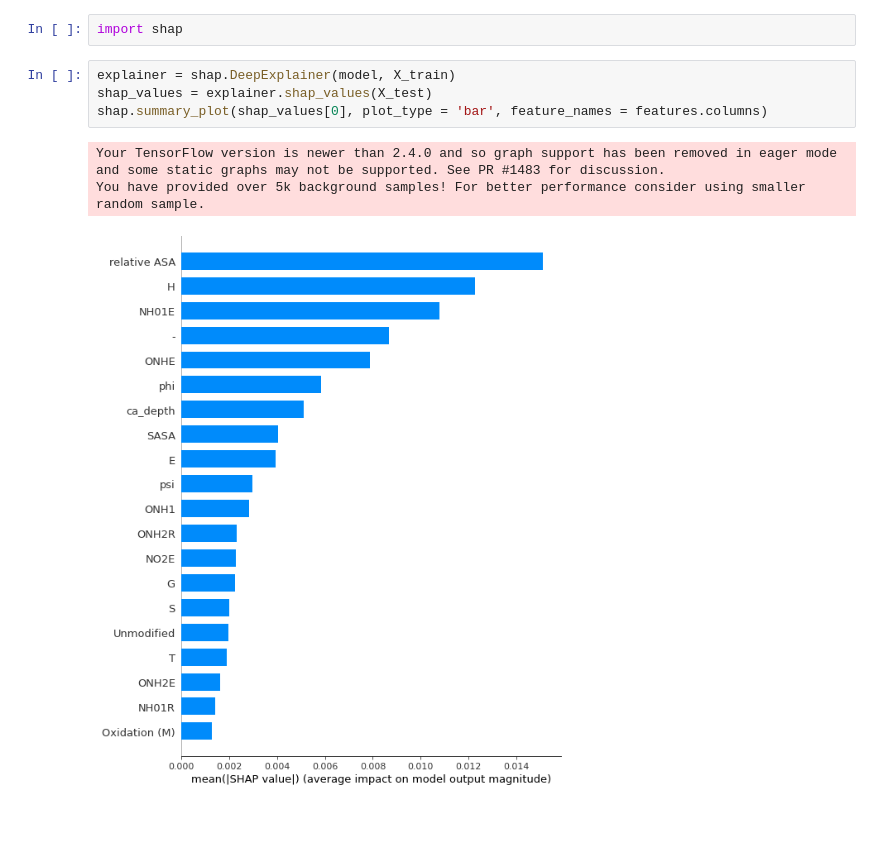
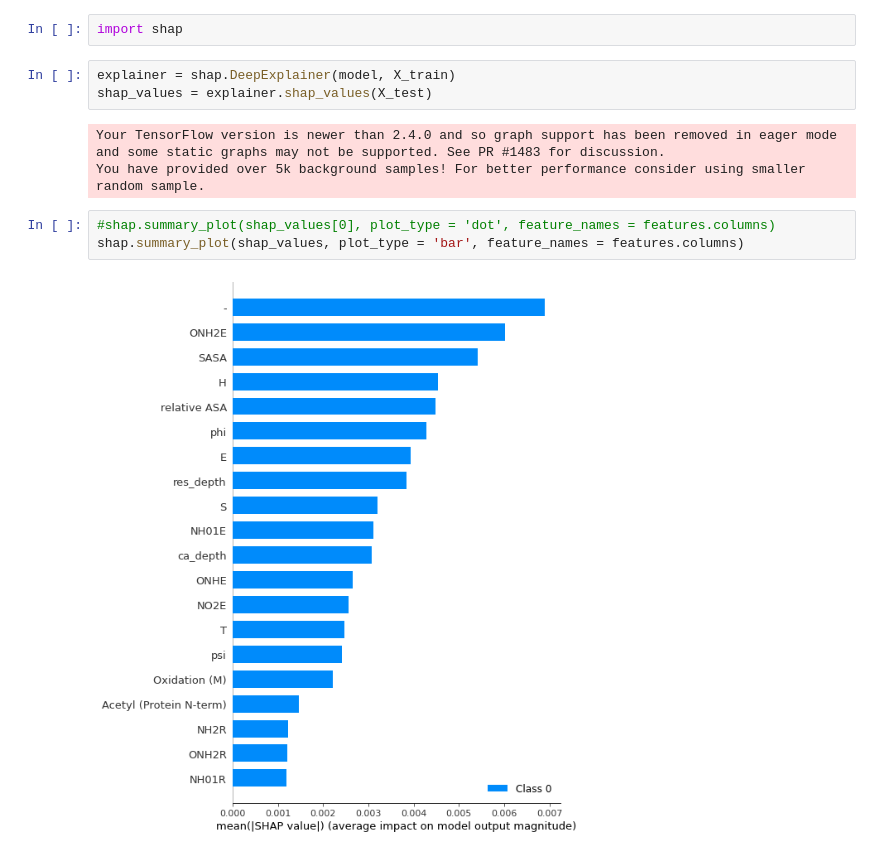
Before and after one commit to dkormocha/Proteomics, a Jupyter notebook: kras_test.ipynb, the cells around one changed output. Drawn from its saved outputs; the diff is of its cells as text; blank space fills up the shorter version.

```diff
--- a/kras_test.ipynb
+++ b/kras_test.ipynb
@@ -132,9 +132,12 @@ import shap
 # %%
 explainer = shap.DeepExplainer(model, X_train)
 shap_values = explainer.shap_values(X_test)
-shap.summary_plot(shap_values[0], plot_type = 'bar', feature_names = features.columns)
 # %% [output]
 Your TensorFlow version is newer than 2.4.0 and so graph support has been removed in eager mode and some static graphs may not be supported. See PR #1483 for discussion.
 You have provided over 5k background samples! For better performance consider using smaller random sample.
-[figure, removed]
+# %%
+#shap.summary_plot(shap_values[0], plot_type = 'dot', feature_names = features.columns)
+shap.summary_plot(shap_values, plot_type = 'bar', feature_names = features.columns)
+# %% [output]
+[figure, added]
 # %%
```
Also changed, not shown: parts of 16 cells of this notebook.
